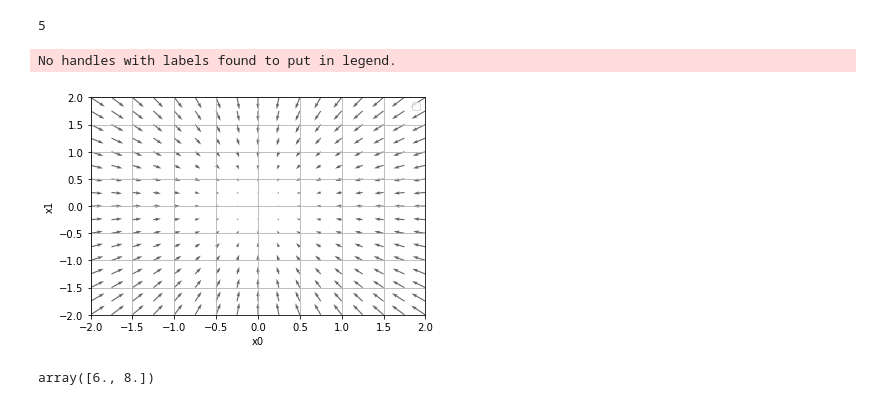
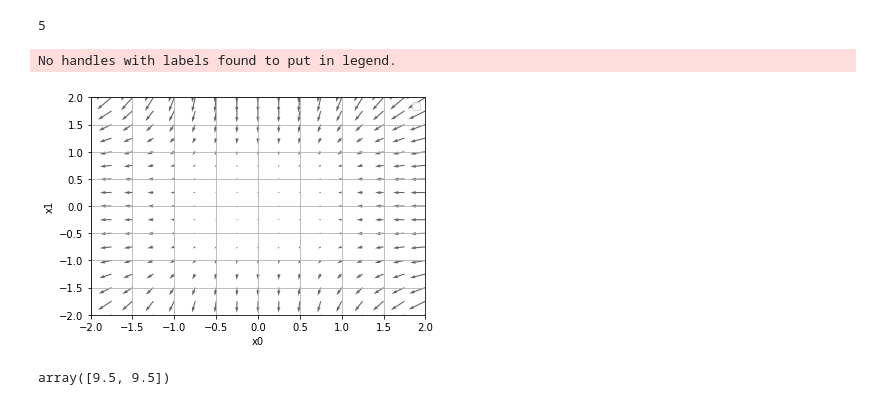
Before and after one commit to fenixchen/BookReading, a Jupyter notebook: DeepLearningFromScratch/4.神经网络的学习.ipynb, the cells around one changed output. Drawn from its saved outputs; the diff is of its cells as text; code cells hidden in the pictures.

```diff
--- a/DeepLearningFromScratch/4.神经网络的学习.ipynb
+++ b/DeepLearningFromScratch/4.神经网络的学习.ipynb
@@ -201,60 +201,65 @@ def numerical_gradient(f, X):
 
 def function_2(x):
     if x.ndim == 1:
-        return np.sum(x**2)
+        return np.sum(x**3 + 10)
     else:
-        return np.sum(x**2, axis=1)
+        return np.sum(x**3 + 10, axis=1)
 
 
 def tangent_line(f, x):
     d = numerical_gradient(f, x)
     print(d)
     y = f(x) - d*x
     return lambda t: d*t + y
 
 x0 = np.arange(-2, 2.5, 0.25)
 x1 = np.arange(-2, 2.5, 0.25)
 X, Y = np.meshgrid(x0, x1)
 
 X = X.flatten()
 Y = Y.flatten()
 
 grad = numerical_gradient(function_2, np.array([X, Y]) )
 
 plt.figure()
 plt.quiver(X, Y, -grad[0], -grad[1],  angles="xy",color="#666666")#,headwidth=10,scale=40,color="#444444")
 plt.xlim([-2, 2])
 plt.ylim([-2, 2])
 plt.xlabel('x0')
 plt.ylabel('x1')
 plt.grid()
 plt.legend()
 plt.draw()
 plt.show()
 # %% [output]
 No handles with labels found to put in legend.
-[figure, old version]
+[figure, new version]
 # %%
 def numerical_gradient(f, x):
     h = 1e-4 # 0.0001
     grad = np.zeros_like(x)
     for idx in range(x.size):
         tmp_val = x[idx]
-        x[idx] = float(tmp_val) + h
-        fxh1 = f(x) # f(x+h)
-
-        x[idx] = tmp_val - h
-        fxh2 = f(x) # f(x-h)
-
-        grad[idx] = (fxh1 - fxh2) / (2*h)
-
-        x[idx] = tmp_val # 还原值
-
+        grad[idx] = (f(tmp_val + h) - f(tmp_val - h)) / (2*h)
     return grad
 
 def function2(x):
     return np.sum(x ** 2)
 
 numerical_gradient(function2, np.array([3.0 ,4.0]))
+
+def gradient_decent(f, init_x, lr = 0.01, step_num = 100):
+    x = init_x
+    for i in range(step_num):
+        grad = numerical_gradient(f, x);
+        x -= lr * grad
+    return x
+
+#使用梯度法求f(x0, x1) = x0 ** 2 + x1 ** 2最小值
+def function_2(x):
+    return np.sum((x - 10) ** 2 + x + 10)
+
+init_x = np.array([-3.0, 4.0])
+gradient_decent(function_2, init_x = init_x, lr = 0.1, step_num = 100)
 # %% [output]
-array([6., 8.])
+array([9.5, 9.5])
```
Also changed, not shown: parts of 14 cells of this notebook, 1 other file.
